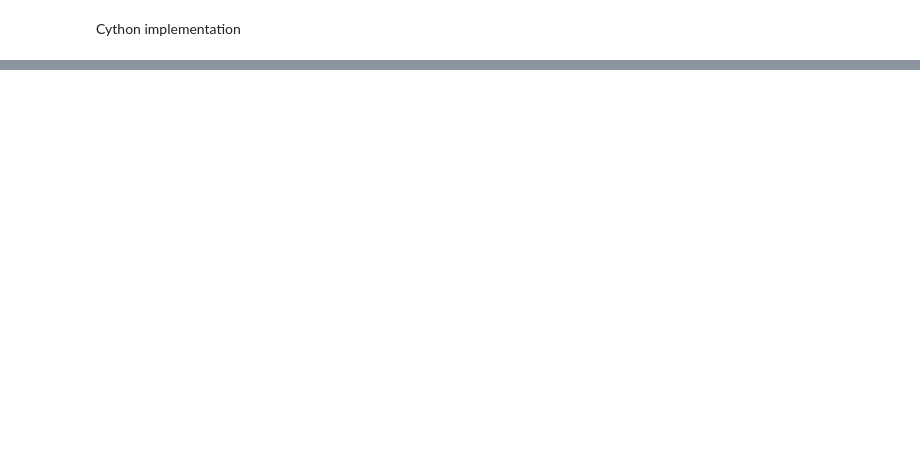
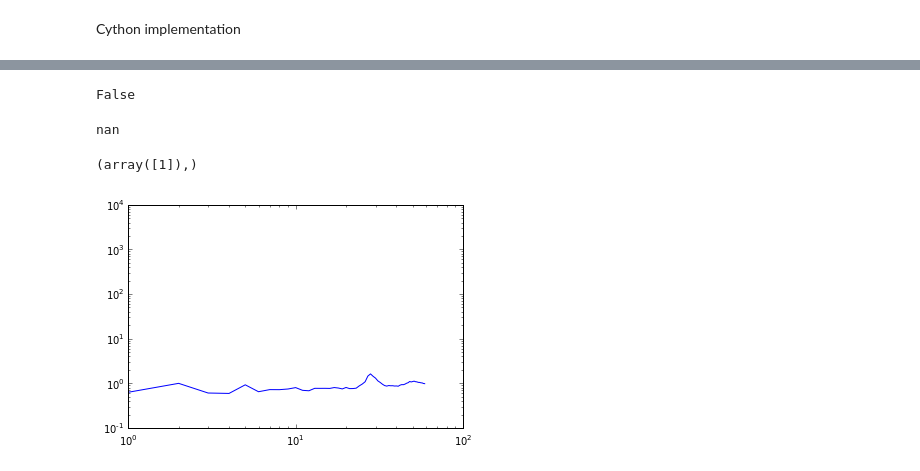
Before and after one commit to MathieuLeocmach/colloids, a Jupyter notebook: python/colloids/cython/periodic.ipynb, the cells around one changed output, grey strips where cells are left out. Cells and saved outputs as stored; diff of their text form; code cells hidden in the pictures; blank space fills up the shorter version.

```diff
--- a/python/colloids/cython/periodic.ipynb
+++ b/python/colloids/cython/periodic.ipynb
@@ -179,0 +497,12 @@ def generate_kvec2D(int nk, np.ndarray[DTYPE_t, ndim=2] kvectors):
+# %%
+np.all(np.load('Sq.npy') == Sq)
+# %% [output]
+False
+# %%
+np.mean((np.load('Sq.npy') - Sq)**2)
+# %% [output]
+nan
+# %%
+np.where(np.isnan(Sq))
+# %% [output]
+(array([1]),)
@@ -179,0 +531,8 @@ def generate_kvec2D(int nk, np.ndarray[DTYPE_t, ndim=2] kvectors):
+# %%
+%matplotlib inline
+from matplotlib import pyplot as plt
+plt.plot(S)
+plt.xscale('log')
+plt.yscale('log')
+# %% [output]
+[figure, added]
```
Also changed, not shown: parts of 50 cells of this notebook, 1 other file.
